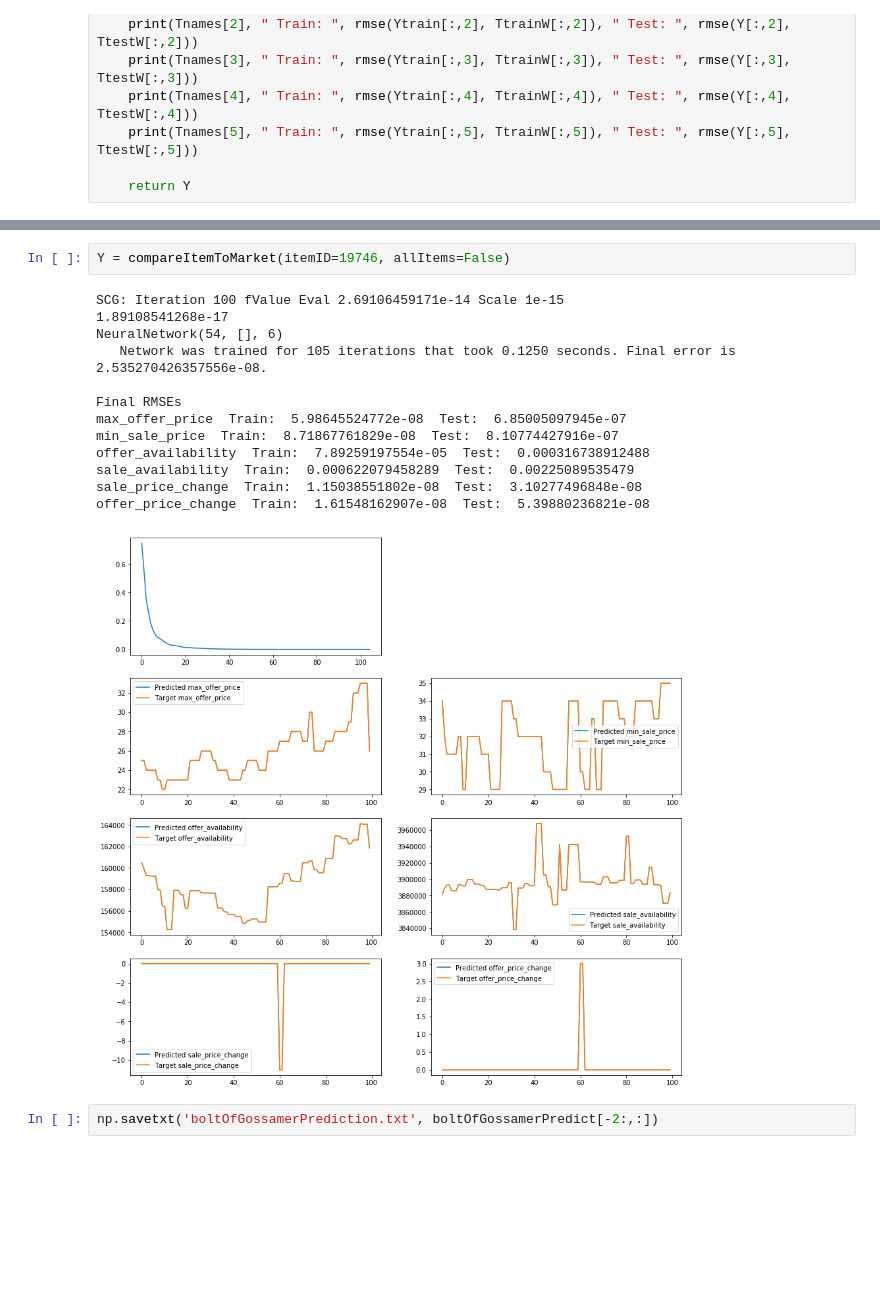
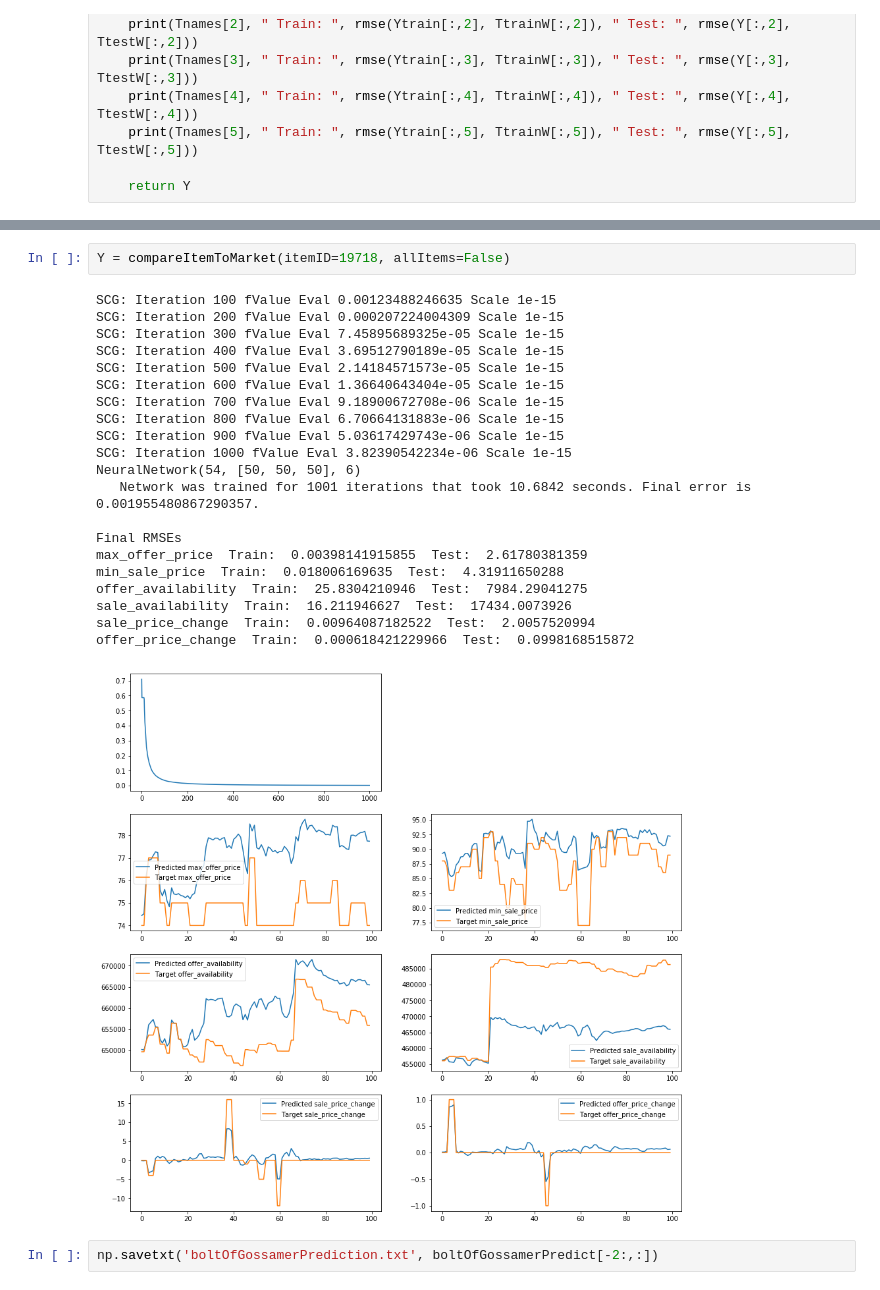
Before and after one commit to vicweeks/CS445-TermProject, a Jupyter notebook: TermProject.ipynb, the cells around one changed output, grey strips where cells are left out. Saved outputs shown, nothing was run; the diff lists cells and outputs as text; blank space fills up the shorter version.

```diff
--- a/TermProject.ipynb
+++ b/TermProject.ipynb
@@ -258,19 +325,27 @@ offer_price_change  Train:  1.46121570293e-08  Test:  6.51366527916e-08
 # %%
-Y = compareItemToMarket(itemID=19746, allItems=False)
+Y = compareItemToMarket(itemID=19718, allItems=False)
 # %% [output]
-SCG: Iteration 100 fValue Eval 2.69106459171e-14 Scale 1e-15
-1.89108541268e-17
-NeuralNetwork(54, [], 6)
-   Network was trained for 105 iterations that took 0.1250 seconds. Final error is 2.535270426357556e-08.
+SCG: Iteration 100 fValue Eval 0.00123488246635 Scale 1e-15
+SCG: Iteration 200 fValue Eval 0.000207224004309 Scale 1e-15
+SCG: Iteration 300 fValue Eval 7.45895689325e-05 Scale 1e-15
+SCG: Iteration 400 fValue Eval 3.69512790189e-05 Scale 1e-15
+SCG: Iteration 500 fValue Eval 2.14184571573e-05 Scale 1e-15
+SCG: Iteration 600 fValue Eval 1.36640643404e-05 Scale 1e-15
+SCG: Iteration 700 fValue Eval 9.18900672708e-06 Scale 1e-15
+SCG: Iteration 800 fValue Eval 6.70664131883e-06 Scale 1e-15
+SCG: Iteration 900 fValue Eval 5.03617429743e-06 Scale 1e-15
+SCG: Iteration 1000 fValue Eval 3.82390542234e-06 Scale 1e-15
+NeuralNetwork(54, [50, 50, 50], 6)
+   Network was trained for 1001 iterations that took 10.6842 seconds. Final error is 0.001955480867290357.
 
 Final RMSEs
-max_offer_price  Train:  5.98645524772e-08  Test:  6.85005097945e-07
-min_sale_price  Train:  8.71867761829e-08  Test:  8.10774427916e-07
-offer_availability  Train:  7.89259197554e-05  Test:  0.000316738912488
-sale_availability  Train:  0.000622079458289  Test:  0.00225089535479
-sale_price_change  Train:  1.15038551802e-08  Test:  3.10277496848e-08
-offer_price_change  Train:  1.61548162907e-08  Test:  5.39880236821e-08
+max_offer_price  Train:  0.00398141915855  Test:  2.61780381359
+min_sale_price  Train:  0.018006169635  Test:  4.31911650288
+offer_availability  Train:  25.8304210946  Test:  7984.29041275
+sale_availability  Train:  16.211946627  Test:  17434.0073926
+sale_price_change  Train:  0.00964087182522  Test:  2.0057520994
+offer_price_change  Train:  0.000618421229966  Test:  0.0998168515872
-[figure, old version]
+[figure, new version]
 # %%
 np.savetxt('boltOfGossamerPrediction.txt', boltOfGossamerPredict[-2:,:])
 # %%
```
Also changed, not shown: parts of 20 cells of this notebook, 1 other file.
